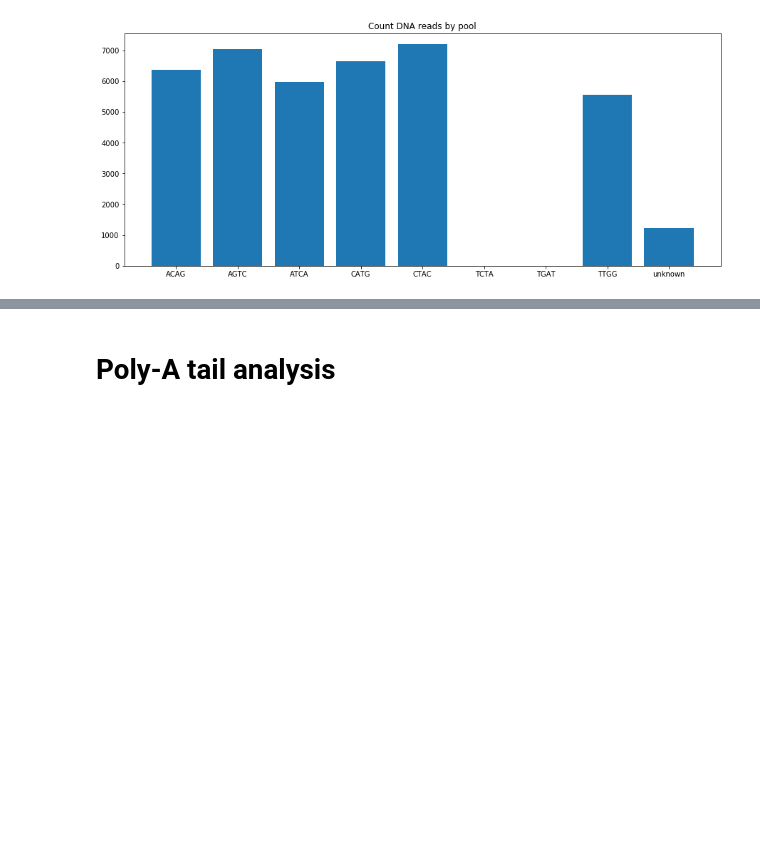
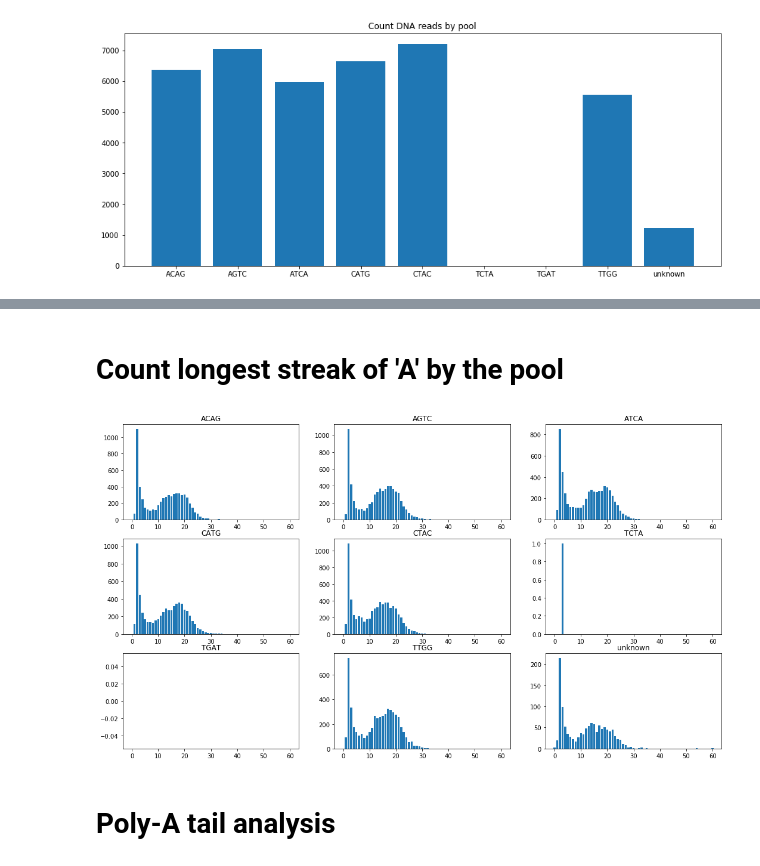
Before and after one commit to podorskaja/bioinformaticslab, a Jupyter notebook: Quality Control.ipynb, the cells around one changed output, grey strips where cells are left out. Cells and saved outputs as stored; diff of their text form; code cells hidden in the pictures; blank space fills up the shorter version.

Commit message:
Count longest streak of 'A' by the pool

```diff
--- a/Quality Control.ipynb
+++ b/Quality Control.ipynb
@@ -151,0 +132,5 @@ tup                  tuple            n=8
+# %% [markdown]
+# Count longest streak of 'A' by the pool
+# %%
+pools = ['ACAG', 'AGTC', 'ATCA', 'CATG', 'CTAC', 'TCTA', 'TGAT', 'TTGG', 'unknown']
+d = {k: list(0 for i in range(61)) for k in pools}
@@ -152,3 +143,29 @@ tup                  tuple            n=8
+# %%
+import matplotlib.pyplot as plt
+plt.rcParams["figure.figsize"] = 15, 6
+
+plt.bar(range(len(d)), d.values(), align='center')
+plt.xticks(range(len(d)), list(sorted(d.keys())))
+plt.title(plot_title)
+plt.show()
+# %%
+import matplotlib.pyplot as plt
+from itertools import product
+
+a = range(3)
+a = list(product(a, a))
+
+dim = {'x': 3, 'y': 3}
+f, axarr = plt.subplots(dim['x'], dim['y'], figsize=(18, 10))
+
+for coordinates, d_pool in zip(a, d.items()):
+    i, j = coordinates
+    k, v = d_pool
+    axarr[i, j].bar(range(len(v)),v)
+    axarr[i, j].set_title(k)
+plt.show()
+# %% [output]
+[figure, added]
 # %% [markdown]
 # Poly-A tail analysis
 # %%
```
Also changed, not shown: parts of 10 cells of this notebook.
